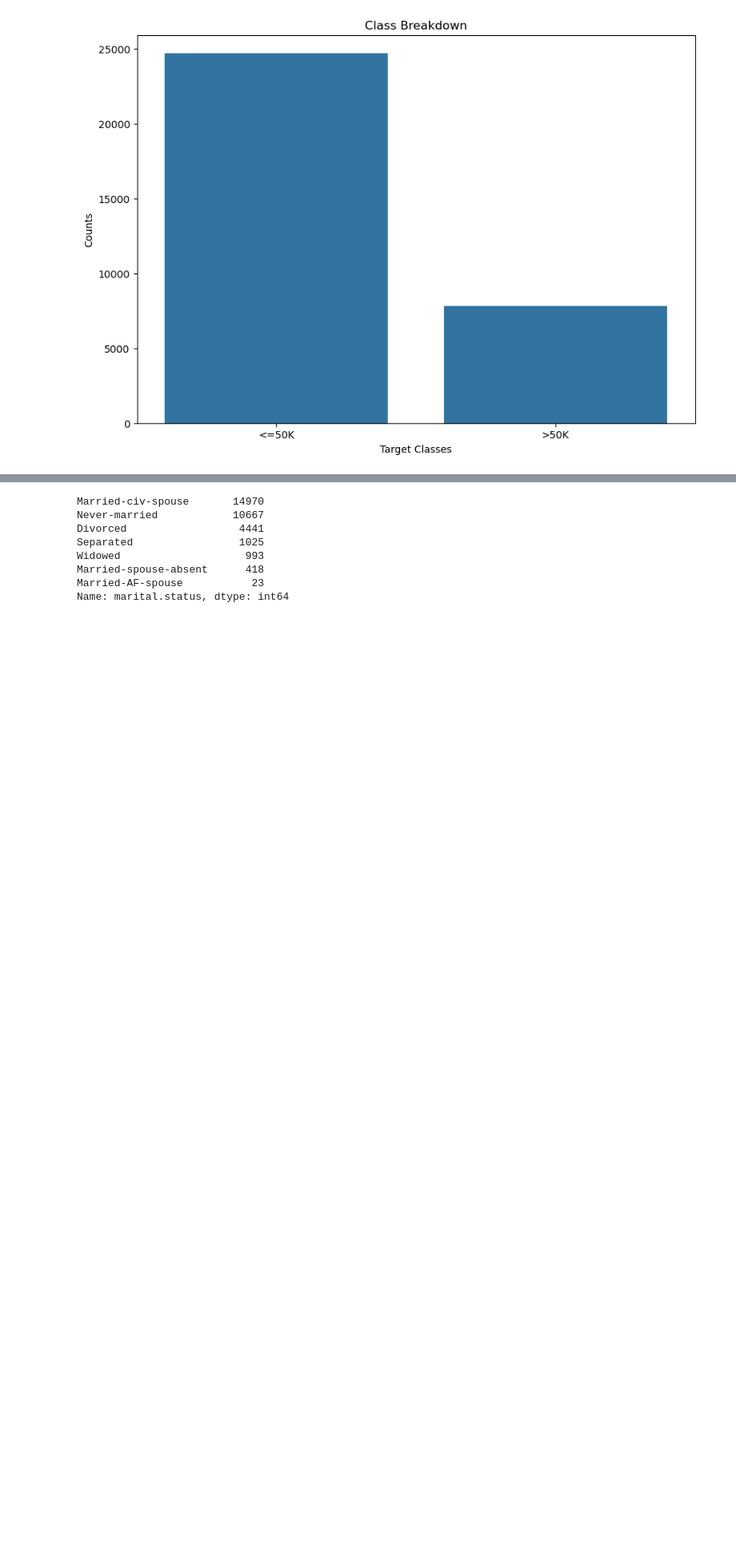
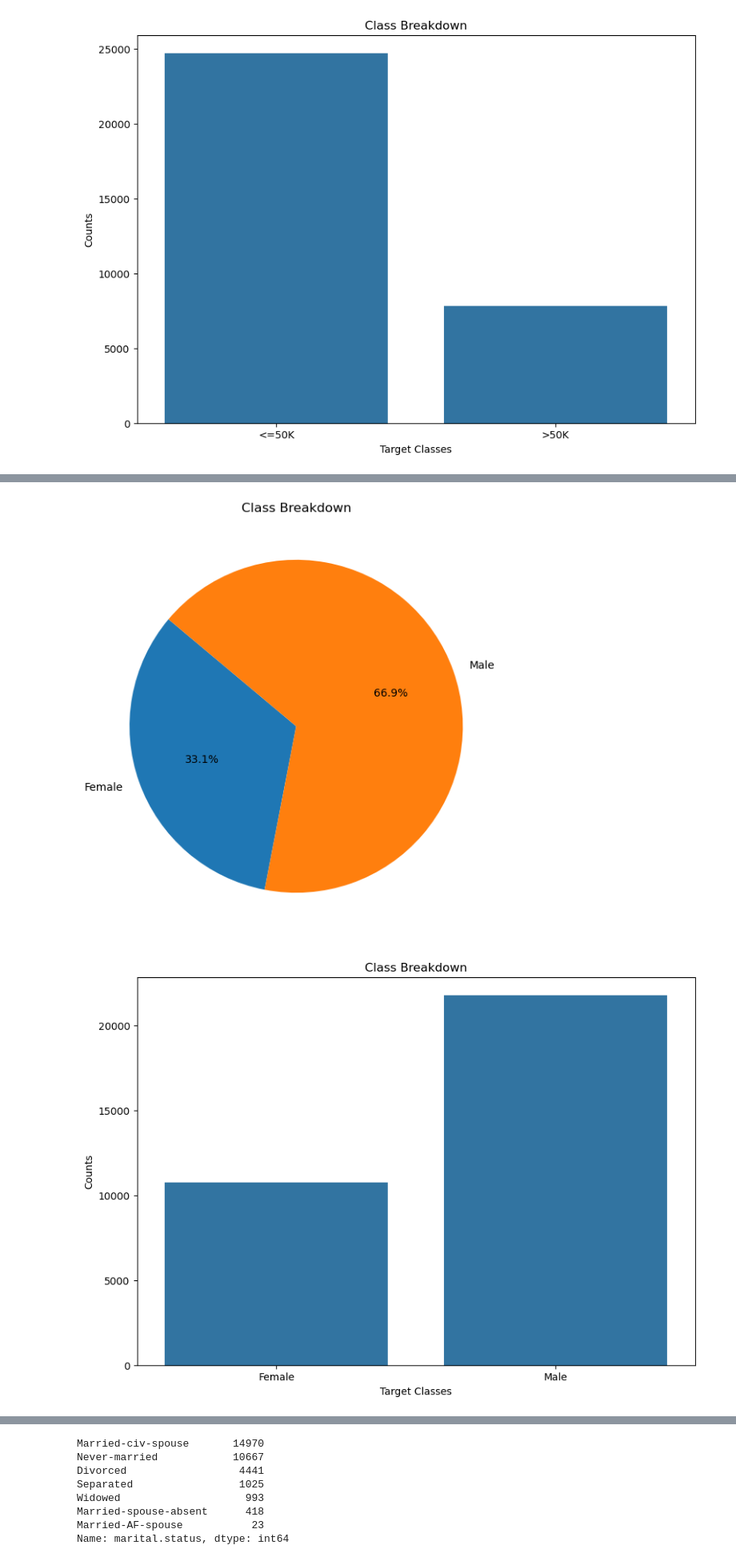
Before and after one commit to MaukanMir/Income-Predictor-Classifier, a Jupyter notebook: training.ipynb, the cells around one changed output, grey strips where cells are left out. Shown at 80% size. Drawn from its saved outputs; the diff is of its cells as text; code cells hidden in the pictures; blank space fills up the shorter version.

```diff
--- a/training.ipynb
+++ b/training.ipynb
@@ -83,3 +85,8 @@ check_class_imbalance(df['income'])
+# %%
+check_class_imbalance(df["sex"])
+# %% [output]
+[figure, added]
+[figure, added]
 # %%
 df.describe()
 # %% [output]
```
Also changed, not shown: parts of 1 cell of this notebook.
